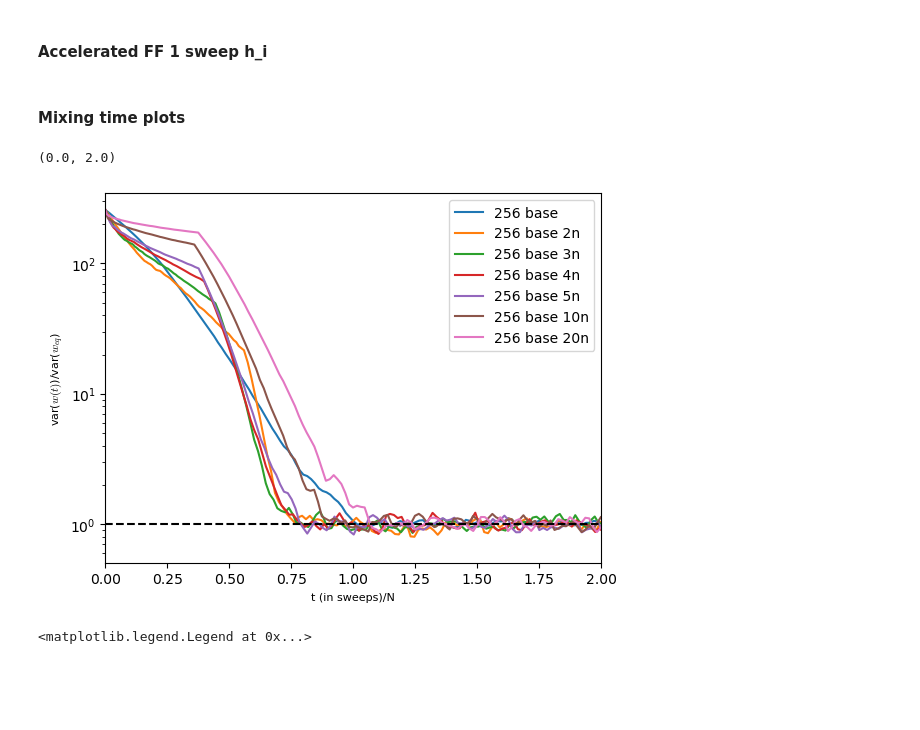
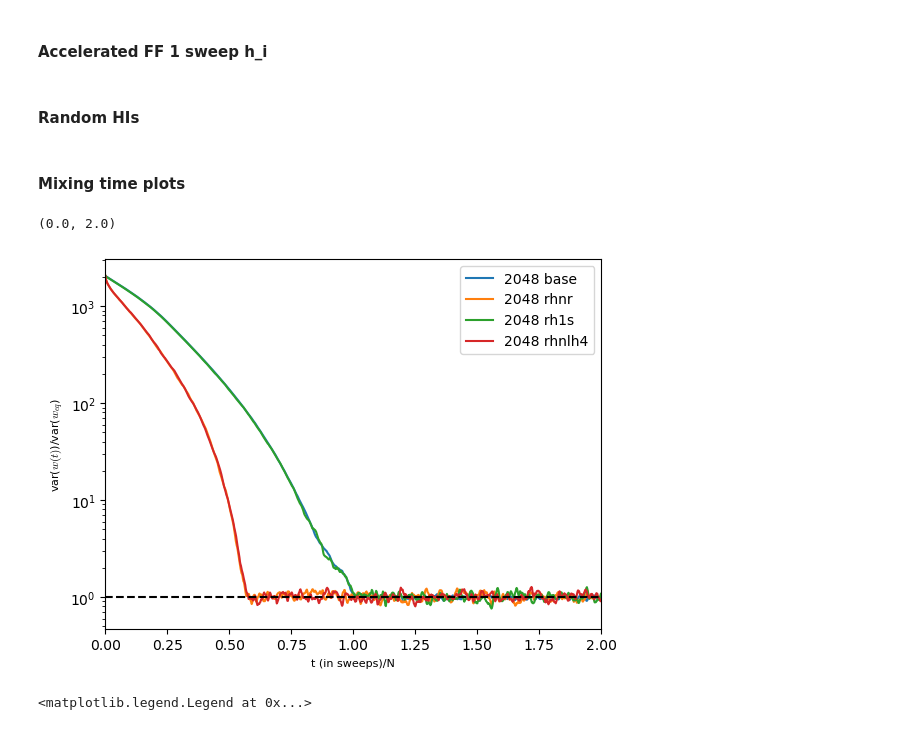
Before and after one commit to plumol/monte-carlo-simulations, a Jupyter notebook: post-analysis/mixing_times.ipynb, the cells around one changed output. Drawn from its saved outputs; the diff is of its cells as text; code cells hidden in the pictures; blank space fills up the shorter version.

Commit message:
mixing time analysis of randhi runs + implemented NH evals

```diff
--- a/post-analysis/mixing_times.ipynb
+++ b/post-analysis/mixing_times.ipynb
@@ -31,6 +31,7 @@ def extract_data(sim_file, n_files=100, shift=False):
     return eff_total_mix, eff_total_events
 
 def create_baseline(events):
+    n_systems = [8, 16, 32, 64, 128, 256, 512, 1024, 2048]
     x_baseline = {}
     for i in n_systems:
         x_baseline[i] = np.cumsum(events[i])/i
@@ -110,6 +111,17 @@ eff_acc_4n1s_x = create_baseline(eff_acc_4n1s_events)
 
 eff_acc_5n1s_mix, eff_acc_5n1s_events = extract_data("acc_runs_5h1s")
 eff_acc_5n1s_x = create_baseline(eff_acc_5n1s_events)
+# %% [markdown]
+#### Random HIs
+# %%
+eff_acc_rhnr_mix, eff_acc_rhnr_events = extract_data("acc_runs_randhi_nr")
+eff_acc_rhnr_x = create_baseline(eff_acc_rhnr_events)
+
+eff_acc_rh1s_mix, eff_acc_rh1s_events = extract_data("acc_runs_randhi_1s")
+eff_acc_rh1s_x = create_baseline(eff_acc_rh1s_events)
+
+eff_acc_rhnlh4_mix, eff_acc_rhnlh4_events = extract_data("acc_runs_randhi_nlh4")
+eff_acc_rhnlh4_x = create_baseline(eff_acc_rhnlh4_events)
 # %% [markdown]
 #### Mixing time plots
 # %%
@@ -150,40 +162,44 @@ fig, ax = plt.subplots(1)
 # ax.plot(eff_acc_3nh_nl4s_x[32][:2000]/32, (eff_acc_3nh_nl4s_mix[32][:2000]/var_equil[32]), label="32 acc 3n")
 # ax.plot(eff_acc_3nh_nl4s_x[64][:2000]/64, (eff_acc_3nh_nl4s_mix[64][:2000]/var_equil[64]), label="64 acc 3n", marker='.')
 # ax.plot(eff_acc_3nh_nl4s_x[128][:10000]/128, (eff_acc_3nh_nl4s_mix[128][:10000]/var_equil[128]), label="128 acc 3n")
 # ax.plot(eff_acc_3nh_nl4s_x[256][:5000]/256, (eff_acc_3nh_nl4s_mix[256][:5000]/var_equil[256]), label="256 acc 3n")
 # ax.plot(eff_acc_3nh_nl4s_x[512][:10000]/512, (eff_acc_3nh_nl4s_mix[512][:10000]/var_equil[512]), label="512 acc 3n")
 # ax.plot(eff_acc_3nh_nl4s_x[1024][:30000]/1024, (eff_acc_3nh_nl4s_mix[1024][:30000]/var_equil[1024]), label="1024 acc 3n", marker=".")
 # ax.plot(eff_acc_3nh_nl4s_x[2048][:30000]/2048, (eff_acc_3nh_nl4s_mix[2048][:30000]/var_equil[2048]), label="2048 acc 3n")
 
-display_n = [256]
+display_n = [2048]
 for i in display_n:
     ax.plot(eff_x_baseline[i][:30000]/i, eff_baseline_mix[i][:30000]/var_equil[i], label=f"{i} base")
 
     # ax.plot(eff_acc_2n1s_x[i][:30000]/i, eff_acc_2n1s_mix[i][:30000]/var_equil[i], label=f"{i} acc 2n1s")
     # ax.plot(eff_acc_3n1s_x[i][:30000]/i, eff_acc_3n1s_mix[i][:30000]/var_equil[i], label=f"{i} acc 3n1s")
     # ax.plot(eff_acc_4n1s_x[i][:30000]/i, eff_acc_4n1s_mix[i][:30000]/var_equil[i], label=f"{i} acc 4n1s")
     # ax.plot(eff_acc_5n1s_x[i][:30000]/i, eff_acc_5n1s_mix[i][:30000]/var_equil[i], label=f"{i} acc 5n1s")
 
-    ax.plot(eff_acc_2nh_nl4s_x[i][:30000]/i, eff_acc_2nh_nl4s_mix[i][:30000]/var_equil[i], label=f"{i} base 2n")
-    ax.plot(eff_acc_3nh_nl4s_x[i][:30000]/i, eff_acc_3nh_nl4s_mix[i][:30000]/var_equil[i], label=f"{i} base 3n")
-    ax.plot(eff_acc_4nh_nl4s_x[i][:30000]/i, eff_acc_4nh_nl4s_mix[i][:30000]/var_equil[i], label=f"{i} base 4n")
-    ax.plot(eff_acc_5nh_nl4s_x[i][:30000]/i, eff_acc_5nh_nl4s_mix[i][:30000]/var_equil[i], label=f"{i} base 5n")
-    ax.plot(eff_acc_10nh_nl4s_x[i][:30000]/i, eff_acc_10nh_nl4s_mix[i][:30000]/var_equil[i], label=f"{i} base 10n")
-    ax.plot(eff_acc_20nh_nl4s_x[i][:30000]/i, eff_acc_20nh_nl4s_mix[i][:30000]/var_equil[i], label=f"{i} base 20n")
+    # ax.plot(eff_acc_2nh_nl4s_x[i][:30000]/i, eff_acc_2nh_nl4s_mix[i][:30000]/var_equil[i], label=f"{i} base 2n")
+    # ax.plot(eff_acc_3nh_nl4s_x[i][:30000]/i, eff_acc_3nh_nl4s_mix[i][:30000]/var_equil[i], label=f"{i} base 3n")
+    # ax.plot(eff_acc_4nh_nl4s_x[i][:30000]/i, eff_acc_4nh_nl4s_mix[i][:30000]/var_equil[i], label=f"{i} base 4n")
+    # ax.plot(eff_acc_5nh_nl4s_x[i][:30000]/i, eff_acc_5nh_nl4s_mix[i][:30000]/var_equil[i], label=f"{i} base 5n")
+    # ax.plot(eff_acc_10nh_nl4s_x[i][:30000]/i, eff_acc_10nh_nl4s_mix[i][:30000]/var_equil[i], label=f"{i} base 10n")
+    # ax.plot(eff_acc_20nh_nl4s_x[i][:30000]/i, eff_acc_20nh_nl4s_mix[i][:30000]/var_equil[i], label=f"{i} base 20n")
+
+    ax.plot(eff_acc_rhnr_x[i][:30000]/i, eff_acc_rhnr_mix[i][:30000]/var_equil[i], label=f"{i} rhnr")
+    ax.plot(eff_acc_rh1s_x[i][:30000]/i, eff_acc_rh1s_mix[i][:30000]/var_equil[i], label=f"{i} rh1s")
+    ax.plot(eff_acc_rhnlh4_x[i][:30000]/i, eff_acc_rhnlh4_mix[i][:30000]/var_equil[i], label=f"{i} rhnlh4")
 
 
 # plt.vlines(0.75, 0, 10)
 # plt.vlines(1, 0, 10)
 plt.hlines(1, 0, 2, colors="black", linestyles='dashed')
 plt.rcParams['mathtext.fontset'] = 'cm'
 
 ax.set_ylabel(r"var($w(t)$)/var($w_{eq}$)", fontsize="8")
 ax.set_xlabel("t (in sweeps)/N", fontsize="8")
 ax.legend()
 ax.set_yscale('log')
 ax.set_xlim(0, 2)
 # %% [output]
 (0.0, 2.0)
-[figure, old version]
+[figure, new version]
 # %%
 def find_mixed_time(mix, x):
```
Also changed, not shown: parts of 1 cell of this notebook, 6 other files.
